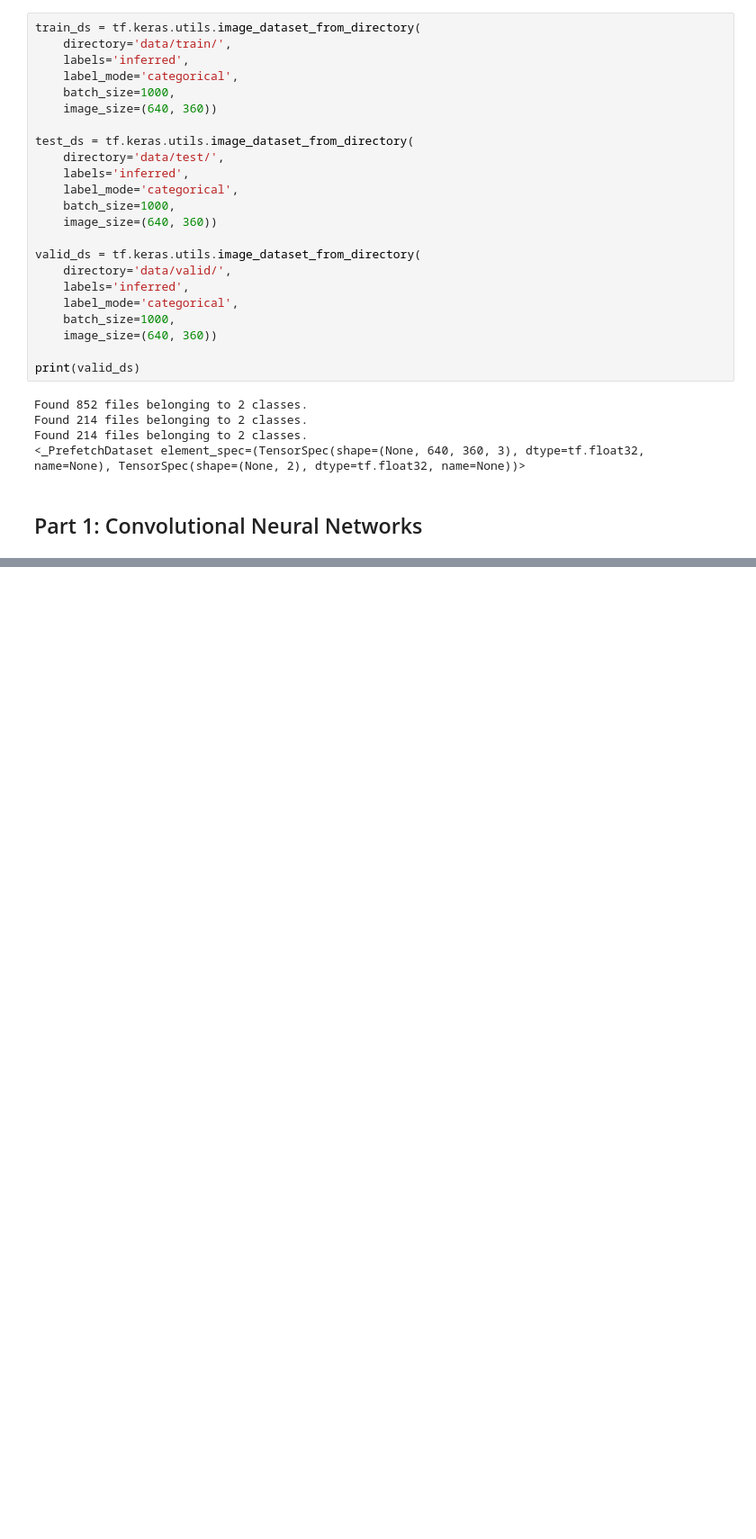
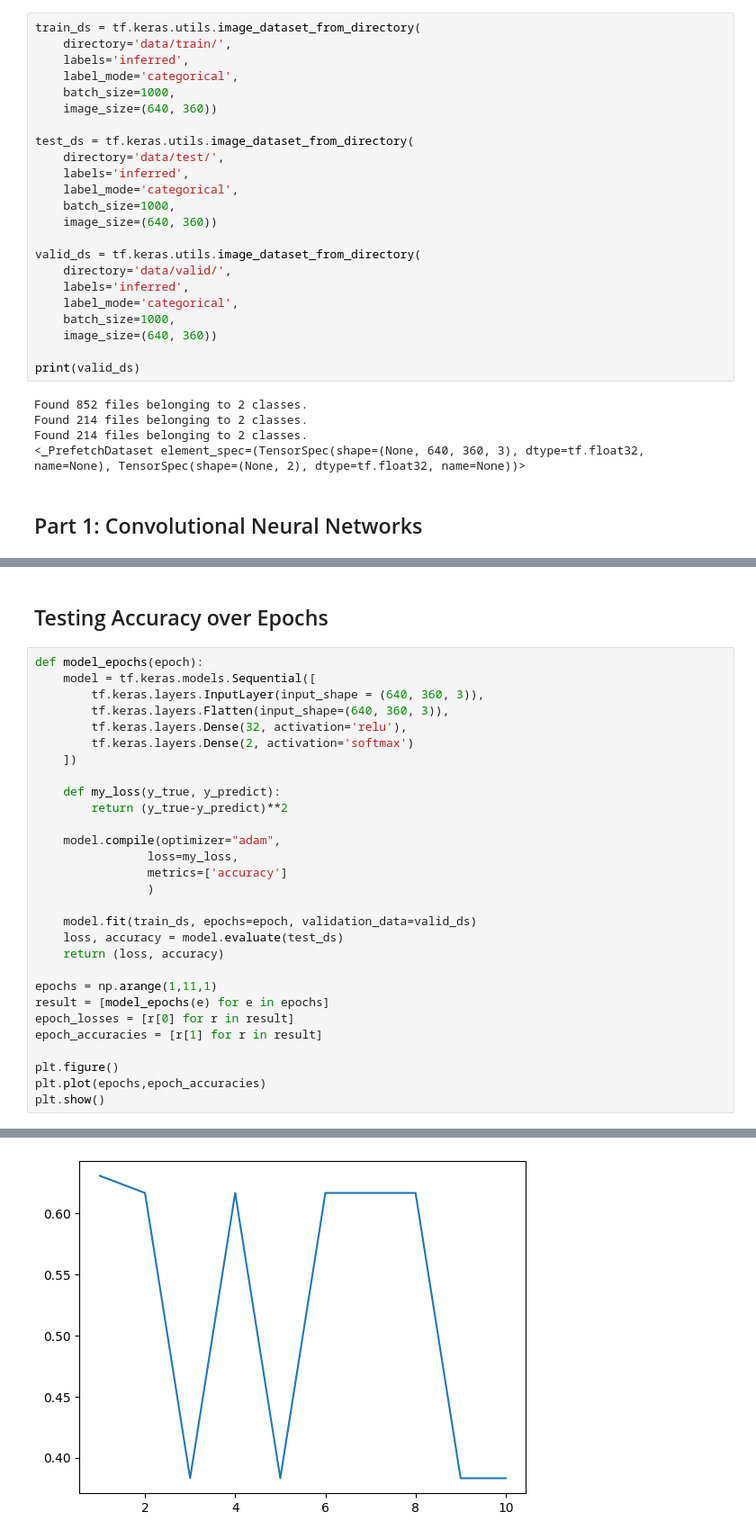
Before and after one commit to youngwoo206/RoboNav, a Jupyter notebook: defect_detection/model.ipynb, the cells around one changed output, grey strips where cells are left out. Shown at 90% size. Drawn from its saved outputs; the diff is of its cells as text; blank space fills up the shorter version.

Commit message:
epoch

```diff
--- a/defect_detection/model.ipynb
+++ b/defect_detection/model.ipynb
@@ -185,0 +166,32 @@ Epoch 5/5
+# %% [markdown]
+## Testing Accuracy over Epochs
+# %%
+def model_epochs(epoch):
+    model = tf.keras.models.Sequential([
+        tf.keras.layers.InputLayer(input_shape = (640, 360, 3)),
+        tf.keras.layers.Flatten(input_shape=(640, 360, 3)),
+        tf.keras.layers.Dense(32, activation='relu'),
+        tf.keras.layers.Dense(2, activation='softmax')
+    ])
+
+    def my_loss(y_true, y_predict):
+        return (y_true-y_predict)**2
+
+    model.compile(optimizer="adam",
+                loss=my_loss,
+                metrics=['accuracy']
+                )
+
+    model.fit(train_ds, epochs=epoch, validation_data=valid_ds)
+    loss, accuracy = model.evaluate(test_ds)
+    return (loss, accuracy)
+
+epochs = np.arange(1,11,1)
+result = [model_epochs(e) for e in epochs]
+epoch_losses = [r[0] for r in result]
+epoch_accuracies = [r[1] for r in result]
+
+plt.figure()
+plt.plot(epochs,epoch_accuracies)
+plt.show()
+# %% [output]
@@ -185,0 +215 @@ Epoch 5/5
+[figure, added]
```
Also changed, not shown: parts of 4 cells of this notebook.
